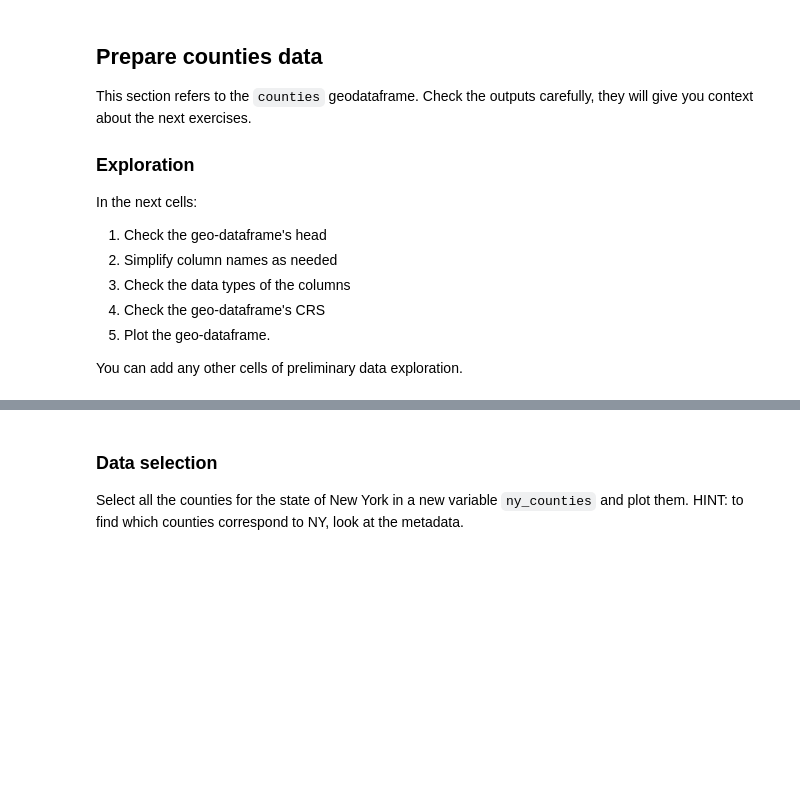
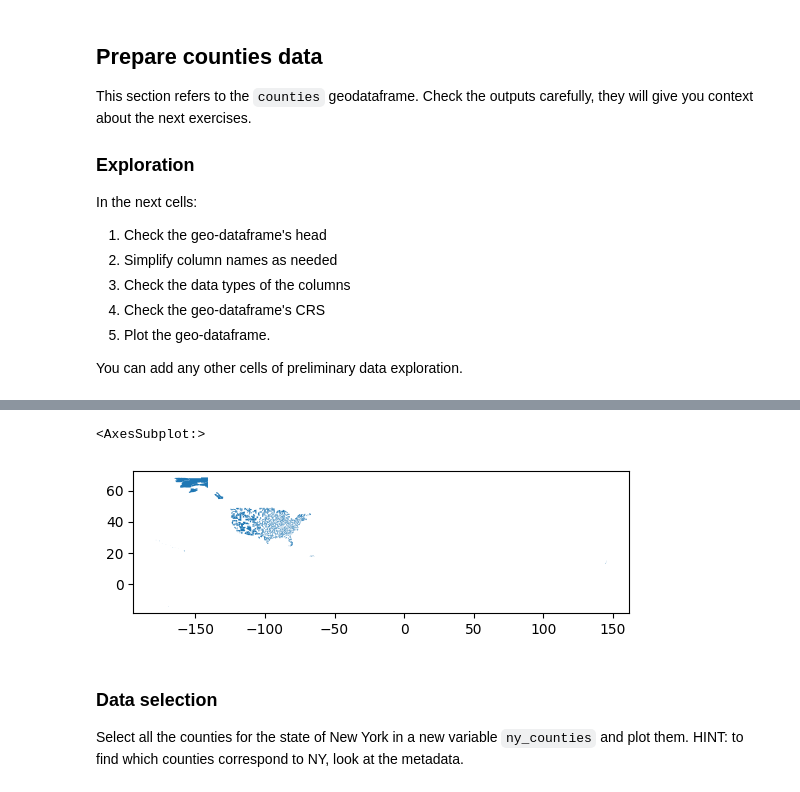
Before and after one commit to kateebeckerr/eds220-hwk-3, a Jupyter notebook: hwk3-task1-spills.ipynb, the cells around one changed output, grey strips where cells are left out. Drawn from its saved outputs; the diff is of its cells as text; code cells hidden in the pictures; blank space fills up the shorter version.

```diff
--- a/hwk3-task1-spills.ipynb
+++ b/hwk3-task1-spills.ipynb
@@ -60,3 +65,7 @@ In the next cell:
+# %%
+# your code here
+spills = pd.read_csv('data/Spill_Incidents_20231107.csv')
+counties = gpd.read_file('data/tl_2022_us_county.shp')
 # %% [markdown]
 ## Prepare spills data
 
@@ -147,2 +266,5 @@ You can add any other cells of preliminary data exploration.
+# %%
+# 2.
+counties.columns = counties.columns.str.lower()
 # %%
 # 3.
@@ -151,5 +307,9 @@ You can add any other cells of preliminary data exploration.
 # %%
 # 5.
+counties.plot()
+# %% [output]
+<AxesSubplot:>
+[figure, added]
 # %% [markdown]
 ### Data selection
 
```
Also changed, not shown: parts of 48 cells of this notebook.
